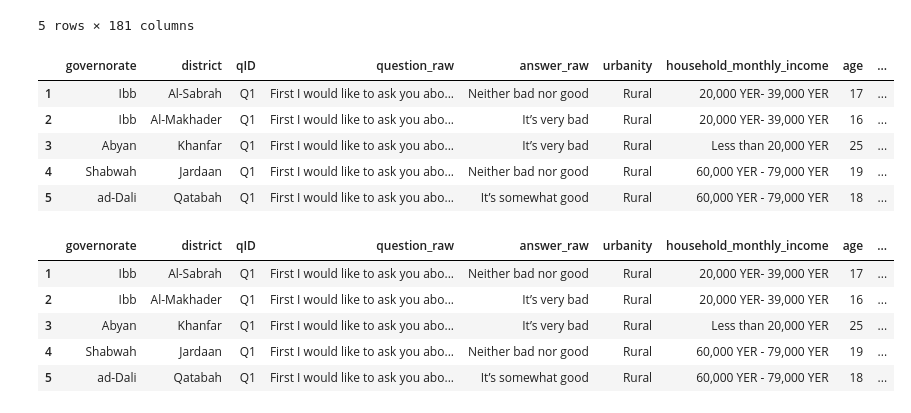
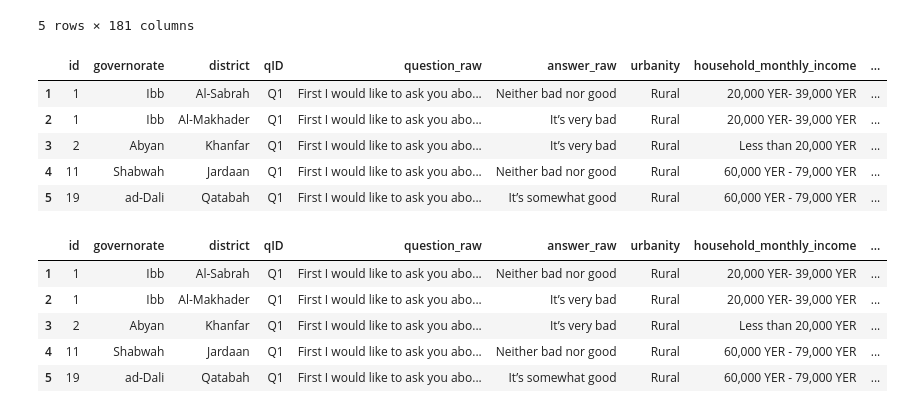
Before and after one commit to cmcenaney/ypc-data, a Jupyter notebook: 1_initial.ipynb, the cells around one changed output. Cells and saved outputs as stored; diff of their text form; code cells hidden in the pictures.

```diff
--- a/1_initial.ipynb
+++ b/1_initial.ipynb
@@ -54,6 +54,30 @@ df_.head()
 5 rows × 181 columns
 # %%
 df_a_list = []
+
+idMap = {
+    "abyan":"2",
+    "ad-dali":"19",
+    "aden":"13",
+    "al-baidha":"4",
+    "al-mahra":"17",
+    "al-mahweet":"16",
+    "alhudaida":"8",
+    "aljawf":"6",
+    "amran":"18",
+    "dhamar":"10",
+    "hadhramawt":"9",
+    "hajja":"7",
+    "ibb":"1",
+    "lahj":"14",
+    "marib":"15",
+    "rayma":"20",
+    "sana'a city":"3",
+    "sana'a":"12",
+    "shabwah":"11",
+    "taiz":"5"
+}
+
 for q in question_columns:
     df_a = pd.DataFrame()
 
@@ -62,39 +86,40 @@ for q in question_columns:
     q_ = unidecode.unidecode(q)
     qID = q_.split(':')[0]
     q_ = q_.split(':')[1].strip()
 
 
 
     if q_ != 'Other':
+        df_a['id'] = df_['governorate'].apply(lambda x: idMap[str(x).lower()])
         df_a['governorate'] = df_['governorate']
         df_a['district'] = df_['district']
         df_a['qID'] = qID
         df_a['question_raw'] = q_
         df_a['answer_raw'] = df_[q]
         df_a['urbanity'] = df_['urbanity']
         df_a['household_monthly_income'] = df_['household_monthly_income']
         df_a['age'] = df_['age']
         df_a['marital_status'] = df_['marital_status']
         df_a['have_children'] = df_['have_children']
         df_a['job_status'] = df_['job_status']
         df_a['gender'] = df_['gender']
 
 
 
 
     df_a_list.append(df_a)
 
 df_formatted = pd.concat(df_a_list)
 
 
 df_formatted.head()
 # %% [output]
-|  | governorate | district | qID | question_raw | answer_raw | urbanity | household_monthly_income | age | ... |
-| 1 | Ibb | Al-Sabrah | Q1 | First I would like to ask you abo... | Neither bad nor good | Rural | 20,000 YER- 39,000 YER | 17 | ... |
-| 2 | Ibb | Al-Makhader | Q1 | First I would like to ask you abo... | It’s very bad | Rural | 20,000 YER- 39,000 YER | 16 | ... |
-| 3 | Abyan | Khanfar | Q1 | First I would like to ask you abo... | It’s very bad | Rural | Less than 20,000 YER | 25 | ... |
-| 4 | Shabwah | Jardaan | Q1 | First I would like to ask you abo... | Neither bad nor good | Rural | 60,000 YER - 79,000 YER | 19 | ... |
-| 5 | ad-Dali | Qatabah | Q1 | First I would like to ask you abo... | It’s somewhat good | Rural | 60,000 YER - 79,000 YER | 18 | ... |
+|  | id | governorate | district | qID | question_raw | answer_raw | urbanity | household_monthly_income | ... |
+| 1 | 1 | Ibb | Al-Sabrah | Q1 | First I would like to ask you abo... | Neither bad nor good | Rural | 20,000 YER- 39,000 YER | ... |
+| 2 | 1 | Ibb | Al-Makhader | Q1 | First I would like to ask you abo... | It’s very bad | Rural | 20,000 YER- 39,000 YER | ... |
+| 3 | 2 | Abyan | Khanfar | Q1 | First I would like to ask you abo... | It’s very bad | Rural | Less than 20,000 YER | ... |
+| 4 | 11 | Shabwah | Jardaan | Q1 | First I would like to ask you abo... | Neither bad nor good | Rural | 60,000 YER - 79,000 YER | ... |
+| 5 | 19 | ad-Dali | Qatabah | Q1 | First I would like to ask you abo... | It’s somewhat good | Rural | 60,000 YER - 79,000 YER | ... |
 # %%
 answer_count = df_formatted.groupby(['governorate', 'question_raw', 'answer_raw']).transform('count')
 answer_total = df_formatted.groupby(['governorate', 'question_raw']).transform('count')
@@ -109,12 +134,12 @@ df_formatted['answer_pct'] = (df_formatted['answer_count'] / df_formatted['answe
 
 df_formatted.head()
 # %% [output]
-|  | governorate | district | qID | question_raw | answer_raw | urbanity | household_monthly_income | age | ... |
-| 1 | Ibb | Al-Sabrah | Q1 | First I would like to ask you abo... | Neither bad nor good | Rural | 20,000 YER- 39,000 YER | 17 | ... |
-| 2 | Ibb | Al-Makhader | Q1 | First I would like to ask you abo... | It’s very bad | Rural | 20,000 YER- 39,000 YER | 16 | ... |
-| 3 | Abyan | Khanfar | Q1 | First I would like to ask you abo... | It’s very bad | Rural | Less than 20,000 YER | 25 | ... |
-| 4 | Shabwah | Jardaan | Q1 | First I would like to ask you abo... | Neither bad nor good | Rural | 60,000 YER - 79,000 YER | 19 | ... |
-| 5 | ad-Dali | Qatabah | Q1 | First I would like to ask you abo... | It’s somewhat good | Rural | 60,000 YER - 79,000 YER | 18 | ... |
+|  | id | governorate | district | qID | question_raw | answer_raw | urbanity | household_monthly_income | ... |
+| 1 | 1 | Ibb | Al-Sabrah | Q1 | First I would like to ask you abo... | Neither bad nor good | Rural | 20,000 YER- 39,000 YER | ... |
+| 2 | 1 | Ibb | Al-Makhader | Q1 | First I would like to ask you abo... | It’s very bad | Rural | 20,000 YER- 39,000 YER | ... |
+| 3 | 2 | Abyan | Khanfar | Q1 | First I would like to ask you abo... | It’s very bad | Rural | Less than 20,000 YER | ... |
+| 4 | 11 | Shabwah | Jardaan | Q1 | First I would like to ask you abo... | Neither bad nor good | Rural | 60,000 YER - 79,000 YER | ... |
+| 5 | 19 | ad-Dali | Qatabah | Q1 | First I would like to ask you abo... | It’s somewhat good | Rural | 60,000 YER - 79,000 YER | ... |
 # %%
 xls = pd.ExcelFile('tagged.xlsx')
 tagged_questions = pd.read_excel(xls, 'questions')
```
Also changed, not shown: parts of 3 cells of this notebook, 3 other files.
